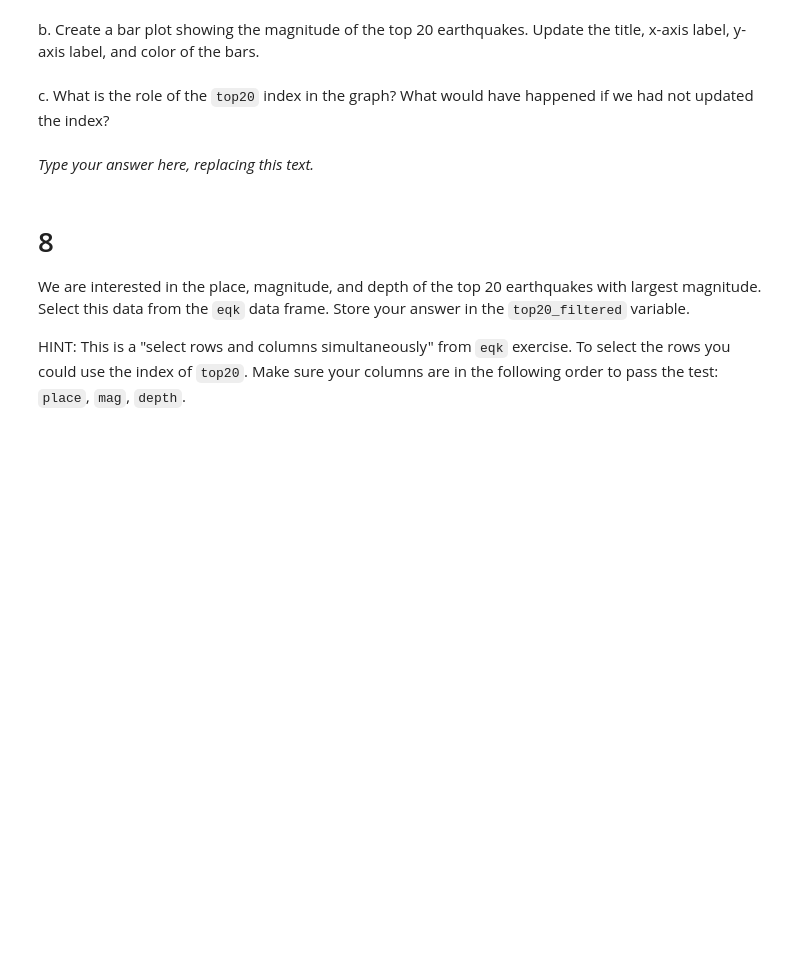
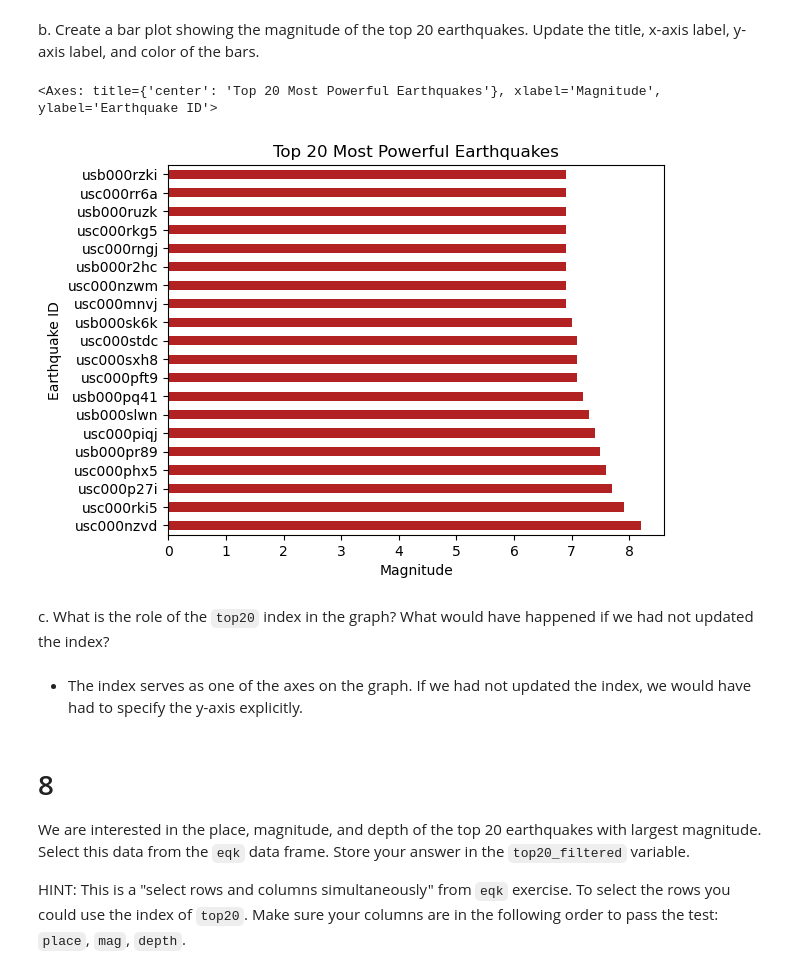
Before and after one commit to zachyyy700/eds220-hwk1, a Jupyter notebook: task3/hwk1-task3-earthquakes-LOO.ipynb, the cells around one changed output. Saved outputs shown, nothing was run; the diff lists cells and outputs as text; code cells hidden in the pictures; blank space fills up the shorter version.

Commit message:
Finish all earthquake tasks

```diff
--- a/task3/hwk1-task3-earthquakes-LOO.ipynb
+++ b/task3/hwk1-task3-earthquakes-LOO.ipynb
@@ -189,14 +217,23 @@ grader.check("q7_a")
 <!-- BEGIN QUESTION -->
 
 b. Create a bar plot showing the magnitude of the top 20 earthquakes. Update the title, x-axis label, y-axis label, and color of the bars.
+# %%
+top20.plot(kind='barh',
+           title = "Top 20 Most Powerful Earthquakes",
+           xlabel="Magnitude",
+           ylabel="Earthquake ID",
+           color = "firebrick")
+# %% [output]
+<Axes: title={'center': 'Top 20 Most Powerful Earthquakes'}, xlabel='Magnitude', ylabel='Earthquake ID'>
+[figure, added]
 # %% [markdown]
 <!-- END QUESTION -->
 
 <!-- BEGIN QUESTION -->
 
 c. What is the role of the `top20` index in the graph? What would have happened if we had not updated the index?
-# %% [markdown]
-_Type your answer here, replacing this text._
+# %% [markdown]
+- The index serves as one of the axes on the graph. If we had not updated the index, we would have had to specify the y-axis explicitly.
 # %% [markdown]
 <!-- END QUESTION -->
 
```
Also changed, not shown: parts of 17 cells of this notebook, 1 other file.
